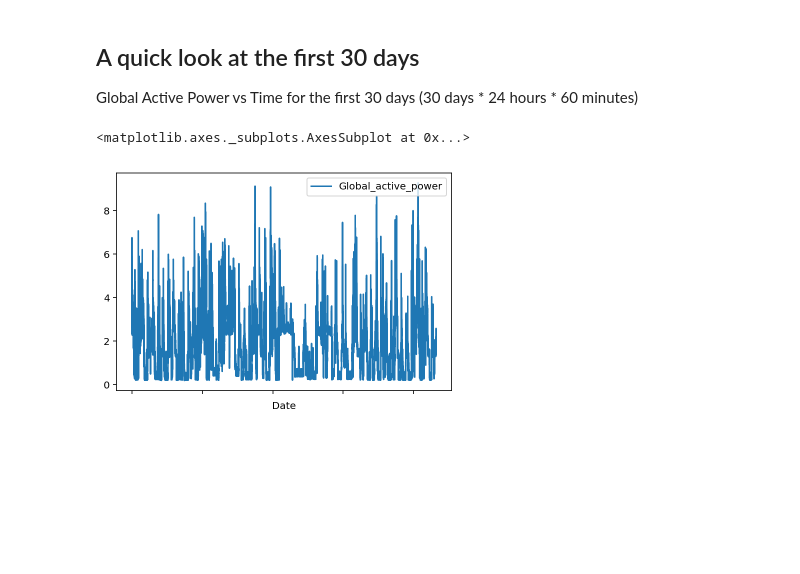
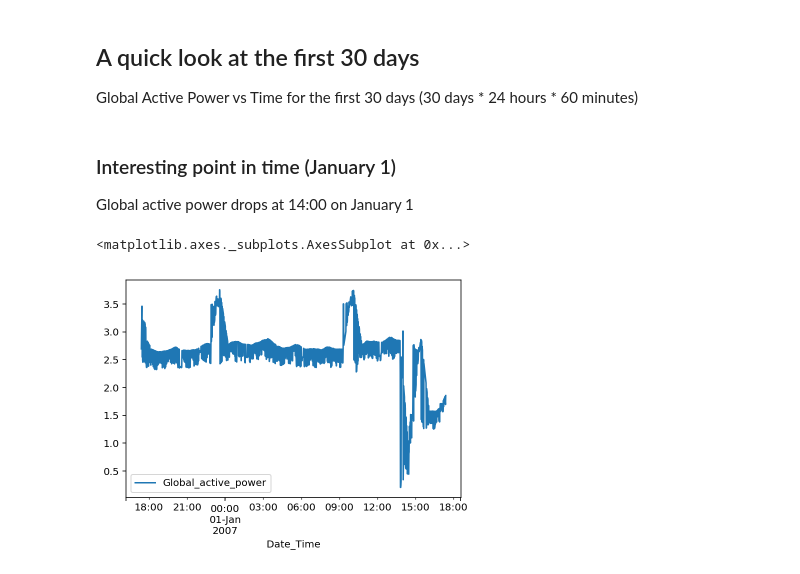
Before and after one commit to falhumai96/anomoly-detection, a Jupyter notebook: AnomalyDetection.ipynb, the cells around one changed output. Saved outputs shown, nothing was run; the diff lists cells and outputs as text; code cells hidden in the pictures; blank space fills up the shorter version.

Commit message:
Merge 'Date' and 'Time' column to 'Date_Time' column using pandas
Add interesting find on January 1 2007

```diff
--- a/AnomalyDetection.ipynb
+++ b/AnomalyDetection.ipynb
@@ -16,7 +17,7 @@ import matplotlib.pyplot as plt
 # %%
 data_path = 'train.txt'
 
-data = pd.read_csv(data_path)
+data = pd.read_csv(data_path, parse_dates=[['Date', 'Time']])
 
-print(data.shape)
+data.head(10)
 # %% [output]
@@ -46,6 +63,3 @@ We will need to remove those to clean the dataset.
 The pandas dropna() function removes all rows that have any null values.
 
 The sum of null values afterwards should be 0.
-# %%
-data = data.dropna();
-data.isnull().sum()
@@ -91,8 +101,11 @@ data.head(10)
 ## A quick look at the first 30 days
 
 Global Active Power vs Time for the first 30 days (30 days * 24 hours * 60 minutes)
+# %% [markdown]
+### Interesting point in time (January 1)
+Global active power drops at 14:00 on January 1
 # %%
-data[:30*24*60].plot(x='Date', y='Global_active_power')
+data[15*24*60:16*24*60].plot(x='Date_Time', y='Global_active_power')
 # %% [output]
 <matplotlib.axes._subplots.AxesSubplot at 0x...>
-[figure, old version]
+[figure, new version]
```
Also changed, not shown: parts of 12 cells of this notebook.
